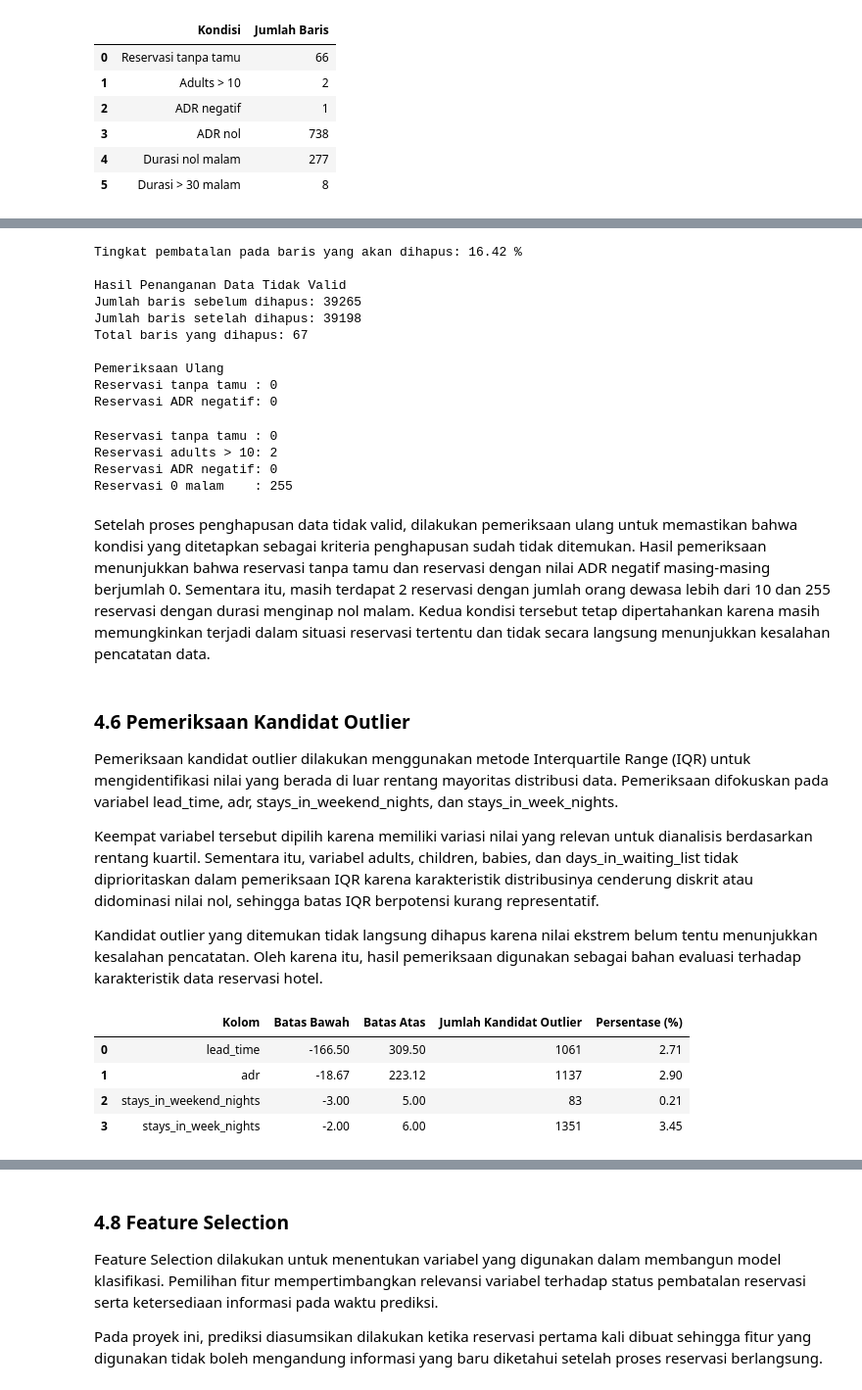
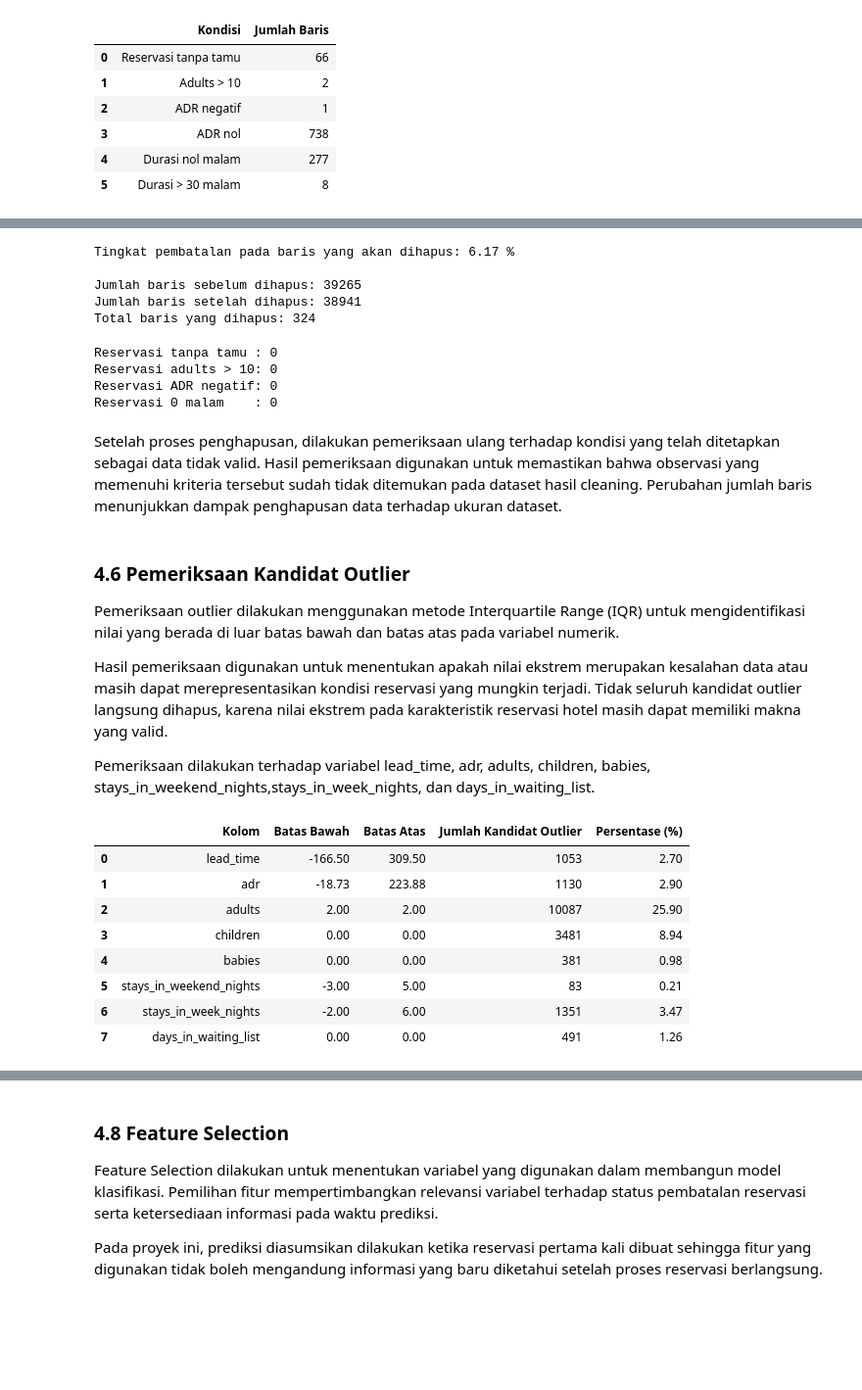
Before and after one commit to jelitasyahwa/analisis-pembatalan-reservasi-hotel, a Jupyter notebook: Proyek_Akhir_DataScience.ipynb, the cells around one changed output, grey strips where cells are left out. Shown at 98% size. Saved outputs shown, nothing was run; the diff lists cells and outputs as text; code cells hidden in the pictures; blank space fills up the shorter version.

```diff
--- a/Proyek_Akhir_DataScience.ipynb
+++ b/Proyek_Akhir_DataScience.ipynb
@@ -1347,6 +1347,12 @@ Sementara itu, reservasi dengan jumlah orang dewasa lebih dari 10 dan durasi men
 # %%
 # Menyimpan jumlah baris sebelum penghapusan
 baris_sebelum = len(df_clean)
+
+# Menghitung total malam menginap
+total_nights = (
+    df_clean["stays_in_weekend_nights"] +
+    df_clean["stays_in_week_nights"]
+)
 
 # Menghitung total tamu
 total_guests = (
@@ -1356,10 +1362,7 @@ total_guests = (
 )
 
 # Menentukan kondisi data tidak valid
-invalid = (
-    (total_guests == 0) |
-    (df_clean["adr"] < 0)
-)
+invalid = (total_guests == 0) | (df_clean["adults"] > 10) | (df_clean["adr"] < 0) | (total_nights == 0)
 
 # Melihat tingkat pembatalan pada data yang akan dihapus
 print("Tingkat pembatalan pada baris yang akan dihapus:",
@@ -1369,32 +1372,16 @@ print("Tingkat pembatalan pada baris yang akan dihapus:",
 # Menghapus data tidak valid
 df_clean = df_clean[~invalid].reset_index(drop=True)
 
-# Memeriksa hasil penghapusan
-total_guests = (
-    df_clean["adults"] +
-    df_clean["children"].fillna(0) +
-    df_clean["babies"].fillna(0)
-)
-
-print("\nHasil Penanganan Data Tidak Valid")
-print("Jumlah baris sebelum dihapus:", baris_sebelum)
+# Membandingkan jumlah baris
+print("\nJumlah baris sebelum dihapus:", baris_sebelum)
 print("Jumlah baris setelah dihapus:", len(df_clean))
 print("Total baris yang dihapus:", baris_sebelum - len(df_clean))
-
-print("\nPemeriksaan Ulang")
-print("Reservasi tanpa tamu :", (total_guests == 0).sum())
-print("Reservasi ADR negatif:", (df_clean["adr"] < 0).sum())
 # %% [output]
-Tingkat pembatalan pada baris yang akan dihapus: 16.42 %
+Tingkat pembatalan pada baris yang akan dihapus: 6.17 %
 
-Hasil Penanganan Data Tidak Valid
 Jumlah baris sebelum dihapus: 39265
-Jumlah baris setelah dihapus: 39198
-Total baris yang dihapus: 67
-
-Pemeriksaan Ulang
-Reservasi tanpa tamu : 0
-Reservasi ADR negatif: 0
+Jumlah baris setelah dihapus: 38941
+Total baris yang dihapus: 324
 # %%
 # Memeriksa ulang kondisi setelah penghapusan
 total_nights = (
@@ -1414,63 +1401,66 @@ print("Reservasi ADR negatif:", (df_clean["adr"] < 0).sum())
 print("Reservasi 0 malam    :", (total_nights == 0).sum())
 # %% [output]
 Reservasi tanpa tamu : 0
-Reservasi adults > 10: 2
+Reservasi adults > 10: 0
 Reservasi ADR negatif: 0
-Reservasi 0 malam    : 255
+Reservasi 0 malam    : 0
 # %% [markdown]
-Setelah proses penghapusan data tidak valid, dilakukan pemeriksaan ulang untuk memastikan bahwa kondisi yang ditetapkan sebagai kriteria penghapusan sudah tidak ditemukan. Hasil pemeriksaan menunjukkan bahwa reservasi tanpa tamu dan reservasi dengan nilai ADR negatif masing-masing berjumlah 0. Sementara itu, masih terdapat 2 reservasi dengan jumlah orang dewasa lebih dari 10 dan 255 reservasi dengan durasi menginap nol malam. Kedua kondisi tersebut tetap dipertahankan karena masih memungkinkan terjadi dalam situasi reservasi tertentu dan tidak secara langsung menunjukkan kesalahan pencatatan data.
+Setelah proses penghapusan, dilakukan pemeriksaan ulang terhadap kondisi yang telah ditetapkan sebagai data tidak valid.
+Hasil pemeriksaan digunakan untuk memastikan bahwa observasi yang memenuhi kriteria tersebut sudah tidak ditemukan pada dataset hasil cleaning. Perubahan jumlah baris menunjukkan dampak penghapusan data terhadap ukuran dataset.
 # %% [markdown]
 ### **4.6 Pemeriksaan Kandidat Outlier**
 
-Pemeriksaan kandidat outlier dilakukan menggunakan metode Interquartile Range (IQR) untuk mengidentifikasi nilai yang berada di luar rentang mayoritas distribusi data. Pemeriksaan difokuskan pada variabel lead_time, adr, stays_in_weekend_nights, dan stays_in_week_nights.
+Pemeriksaan outlier dilakukan menggunakan metode Interquartile Range (IQR) untuk mengidentifikasi nilai yang berada di luar batas bawah dan batas atas pada variabel numerik.
 
-Keempat variabel tersebut dipilih karena memiliki variasi nilai yang relevan untuk dianalisis berdasarkan rentang kuartil. Sementara itu, variabel adults, children, babies, dan days_in_waiting_list tidak diprioritaskan dalam pemeriksaan IQR karena karakteristik distribusinya cenderung diskrit atau didominasi nilai nol, sehingga batas IQR berpotensi kurang representatif.
+Hasil pemeriksaan digunakan untuk menentukan apakah nilai ekstrem merupakan kesalahan data atau masih dapat merepresentasikan kondisi reservasi yang mungkin terjadi. Tidak seluruh kandidat outlier langsung dihapus, karena nilai ekstrem pada karakteristik reservasi hotel masih dapat memiliki makna yang valid.
 
-Kandidat outlier yang ditemukan tidak langsung dihapus karena nilai ekstrem belum tentu menunjukkan kesalahan pencatatan. Oleh karena itu, hasil pemeriksaan digunakan sebagai bahan evaluasi terhadap karakteristik data reservasi hotel.
+Pemeriksaan dilakukan terhadap variabel lead_time, adr, adults, children, babies, stays_in_weekend_nights,stays_in_week_nights, dan days_in_waiting_list.
 # %%
 # Pemeriksaan kandidat outlier menggunakan IQR
 kolom_iqr = [
     "lead_time",
     "adr",
+    "adults",
+    "children",
+    "babies",
     "stays_in_weekend_nights",
-    "stays_in_week_nights"
+    "stays_in_week_nights",
+    "days_in_waiting_list"
 ]
 
 hasil_iqr_bersih = []
-
 for kolom in kolom_iqr:
     data = df_clean[kolom].dropna()
 
-    # Menghitung kuartil dan IQR
     q1 = data.quantile(0.25)
     q3 = data.quantile(0.75)
     iqr = q3 - q1
 
-    # Menentukan batas bawah dan batas atas
     batas_bawah = q1 - 1.5 * iqr
     batas_atas = q3 + 1.5 * iqr
 
-    # Mengidentifikasi kandidat outlier
     kandidat = (
         (data < batas_bawah) |
         (data > batas_atas)
     )
 
-    # Menyimpan hasil pemeriksaan
     hasil_iqr_bersih.append({
         "Kolom": kolom,
         "Batas Bawah": batas_bawah,
         "Batas Atas": batas_atas,
         "Jumlah Kandidat Outlier": int(kandidat.sum()),
         "Persentase (%)": kandidat.mean() * 100
     })
 
-# Menampilkan hasil pemeriksaan
 display(pd.DataFrame(hasil_iqr_bersih).round(2))
 # %% [output]
 |  | Kolom | Batas Bawah | Batas Atas | Jumlah Kandidat Outlier | Persentase (%) |
-| 0 | lead_time | -166.50 | 309.50 | 1061 | 2.71 |
-| 1 | adr | -18.67 | 223.12 | 1137 | 2.90 |
-| 2 | stays_in_weekend_nights | -3.00 | 5.00 | 83 | 0.21 |
-| 3 | stays_in_week_nights | -2.00 | 6.00 | 1351 | 3.45 |
+| 0 | lead_time | -166.50 | 309.50 | 1053 | 2.70 |
+| 1 | adr | -18.73 | 223.88 | 1130 | 2.90 |
+| 2 | adults | 2.00 | 2.00 | 10087 | 25.90 |
+| 3 | children | 0.00 | 0.00 | 3481 | 8.94 |
+| 4 | babies | 0.00 | 0.00 | 381 | 0.98 |
+| 5 | stays_in_weekend_nights | -3.00 | 5.00 | 83 | 0.21 |
+| 6 | stays_in_week_nights | -2.00 | 6.00 | 1351 | 3.47 |
+| 7 | days_in_waiting_list | 0.00 | 0.00 | 491 | 1.26 |
 # %% [markdown]
```
Also changed, not shown: parts of 53 cells of this notebook.
